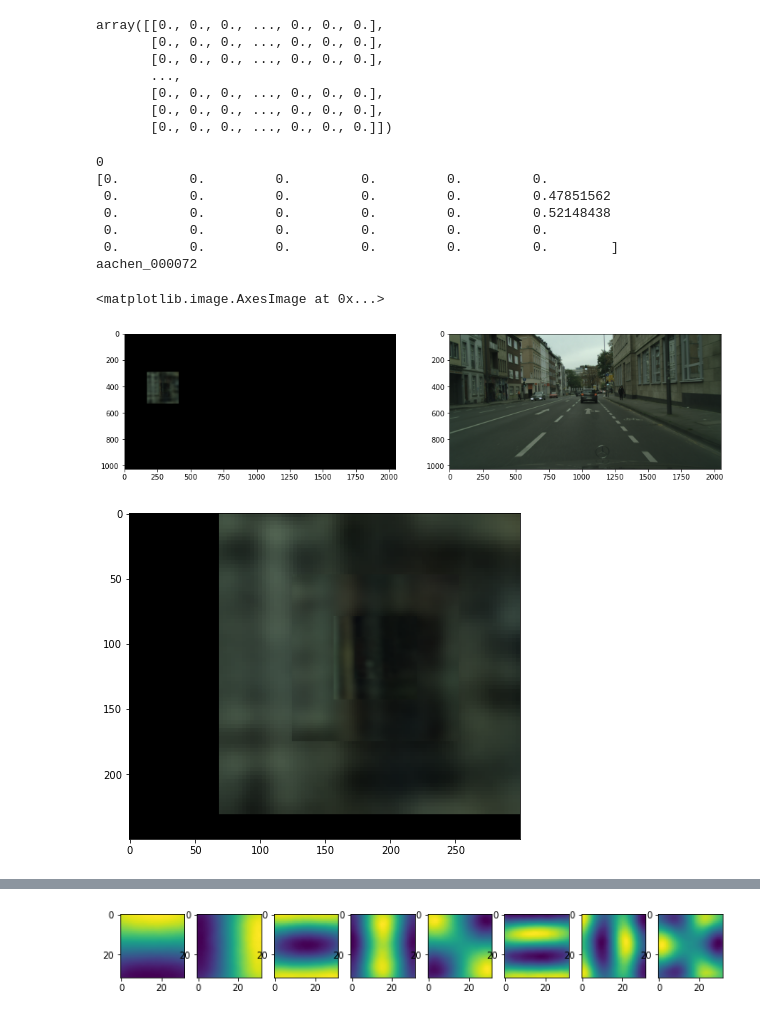
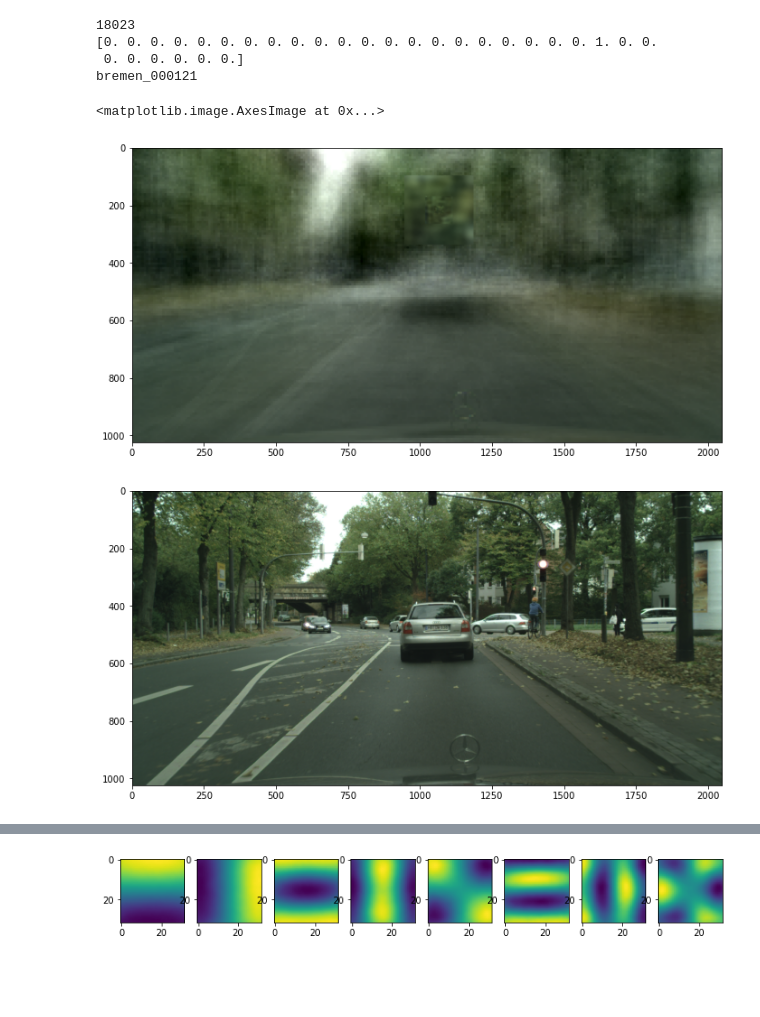
Before and after one commit to benthehuman1/UW-Vision-Segmentation, a Jupyter notebook: demo.ipynb, the cells around one changed output, grey strips where cells are left out. Saved outputs shown, nothing was run; the diff lists cells and outputs as text; code cells hidden in the pictures; blank space fills up the shorter version.

```diff
--- a/demo.ipynb
+++ b/demo.ipynb
@@ -30,10 +35,10 @@ cityscapes_helper.set_semantic_data_zip_path("/mnt/c/Users/benki/Downloads/gtFin
 cityscapes_helper.initialize_tool()
 # %%
-demo_dataset = CityScapesDataset("test_dataset03")
-demo_dataset.load()
-print(demo_dataset.labels.shape)
-print(demo_dataset.features.shape)
-sample_feature = demo_dataset.features[0]
+dataset = CityScapesDataset("full_dataset_v1_30000")
+dataset.load()
+print(dataset.labels.shape)
+print(dataset.features.shape)
+sample_feature = dataset.features[0]
 fig, ax = plt.subplots()
 ax.plot(sample_feature)
 # %% [output]
@@ -61,37 +56,23 @@ array([[ 320.      ,    4.      ,   50.66594 , ...,  341.      ,
-# %%
-demo_dataset.labels
-# %% [output]
-array([[0., 0., 0., ..., 0., 0., 0.],
-       [0., 0., 0., ..., 0., 0., 0.],
-       [0., 0., 0., ..., 0., 0., 0.],
-       ...,
-       [0., 0., 0., ..., 0., 0., 0.],
-       [0., 0., 0., ..., 0., 0., 0.],
-       [0., 0., 0., ..., 0., 0., 0.]])
 # %%
 #20
 #907 building == 11?
 
-i = 0
+i = random.randint(0, dataset.features.shape[0])
 print(i)
-decoded_feature = demo_dataset.get_decoded_feature(i)
-decoded_feature_original_image = demo_dataset.get_feature_original_image(i)
-print(demo_dataset.labels[i])
-print(demo_dataset.sceneIds[i])
-fig, (ax1, ax2) = plt.subplots(1, 2, figsize=(15, 6))
+decoded_feature = dataset.get_decoded_feature(i)
+decoded_feature_original_image = dataset.get_feature_original_image(i)
+print(np.round(dataset.labels[i], 3))
+print(dataset.sceneIds[i])
+fig, ax1 = plt.subplots(figsize=(15, 6))
 ax1.imshow(decoded_feature)
+
+fig, ax2 = plt.subplots(figsize=(15, 6))
 ax2.imshow(decoded_feature_original_image)
-
-fig, ax = plt.subplots(figsize=(7, 7))
-ax.imshow(decoded_feature[300:550, 100:400, :])
 # %% [output]
-0
-[0.         0.         0.         0.         0.         0.
- 0.         0.         0.         0.         0.         0.47851562
- 0.         0.         0.         0.         0.         0.52148438
- 0.         0.         0.         0.         0.         0.
- 0.         0.         0.         0.         0.         0.        ]
-aachen_000072
+18023
+[0. 0. 0. 0. 0. 0. 0. 0. 0. 0. 0. 0. 0. 0. 0. 0. 0. 0. 0. 0. 0. 1. 0. 0.
+ 0. 0. 0. 0. 0. 0.]
+bremen_000121
 <matplotlib.image.AxesImage at 0x...>
-[figure, old version]
+[figure, new version]
-[figure, old version]
+[figure, new version]
```
Also changed, not shown: parts of 4 cells of this notebook, 14 other files.
